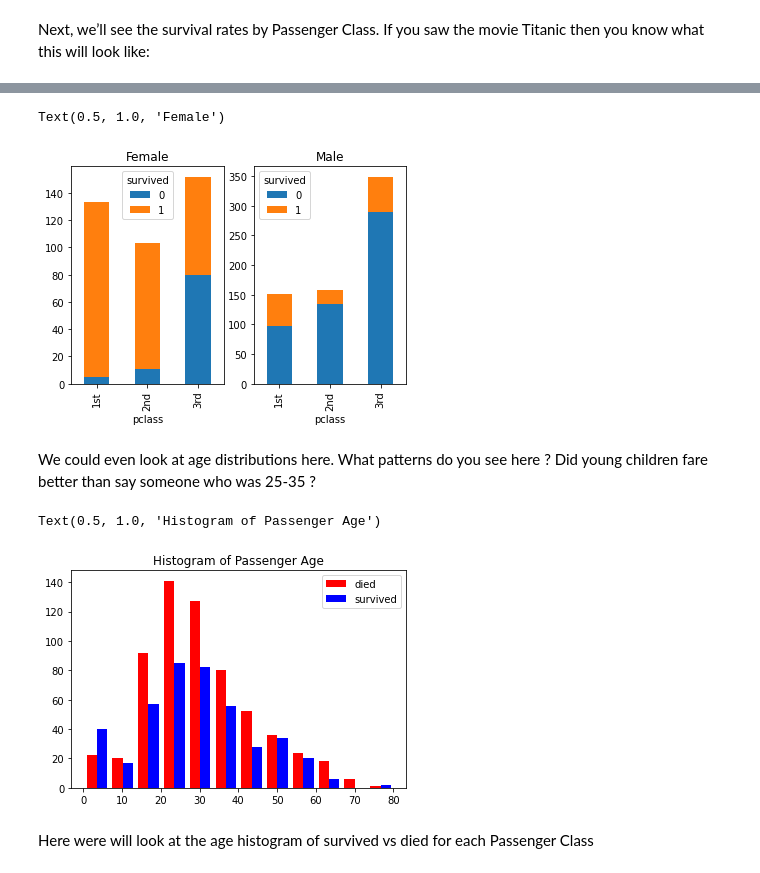
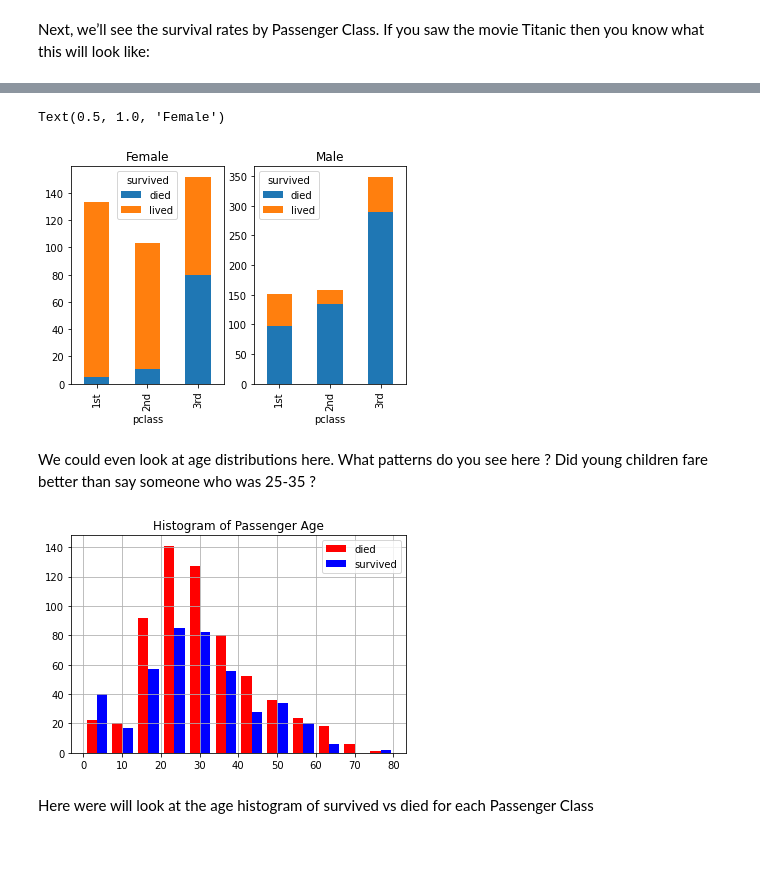
Before and after one commit to steviep42/bios_534, a Jupyter notebook: CH_1_2_Predictive.ipynb, the cells around one changed output, grey strips where cells are left out. Cells and saved outputs as stored; diff of their text form; code cells hidden in the pictures.

```diff
--- a/CH_1_2_Predictive.ipynb
+++ b/CH_1_2_Predictive.ipynb
@@ -107,3 +116,9 @@ titanic.head()
 | 2 | 1st | 0 | female | 2.0000 | 1 | 2 |
 | 3 | 1st | 0 | male | 30.0000 | 1 | 2 |
 | 4 | 1st | 0 | female | 25.0000 | 1 | 2 |
+# %%
+# Let's map the 0 and 1 to, respectively, "died" and "lived"
+titanic.survived.replace(to_replace=[0, 1], value=['died', 'lived'],inplace=True)
+
+# Now the survived column should be easier to interpret
+titanic.survived[0:5]
@@ -153,34 +198,31 @@ Name: survived, dtype: float64
 # %%
-male   = titanic[titanic.sex=='male']
-female = titanic[titanic.sex=='female']
-
-#
-mtable = pd.crosstab(male['pclass'],male['survived'])
-ftable = pd.crosstab(female['pclass'],female['survived'])
-
-#
+# But it's better to make a plot
 import matplotlib.pyplot as plt
 fig, axes = plt.subplots(1,2)
+
+# Plot the men
 mtable.plot(kind='bar', stacked=True,ax=axes[1])
 axes[1].set_title("Male")
+
+# Plot the women
 ftable.plot(kind='bar', stacked=True,ax=axes[0])
 axes[0].set_title("Female")
 # %% [output]
 Text(0.5, 1.0, 'Female')
-[figure, old version]
+[figure, new version]
 # %% [markdown]
 We could even look at age distributions here. What patterns do you see here ? Did young children fare better than say someone who was 25-35 ?
 # %%
 # See https://stackoverflow.com/questions/6871201/plot-two-histograms-on-single-chart-with-matplotlib
 
-died = titanic[titanic.survived == 0]
-survived = titanic[titanic.survived == 1]
+died = titanic[titanic.survived == 'died']
+survived = titanic[titanic.survived == 'lived']
 
 plt.hist([died.age,survived.age],12,label=['died','survived'],color=['red','blue'])
 plt.legend(loc="upper right")
 plt.title("Histogram of Passenger Age")
+plt.grid()
 # %% [output]
-Text(0.5, 1.0, 'Histogram of Passenger Age')
-[figure, old version]
+[figure, new version]
 # %% [markdown]
 Here were will look at the age histogram of survived vs died for each Passenger Class
```
Also changed, not shown: parts of 17 cells of this notebook, 7 other files.
